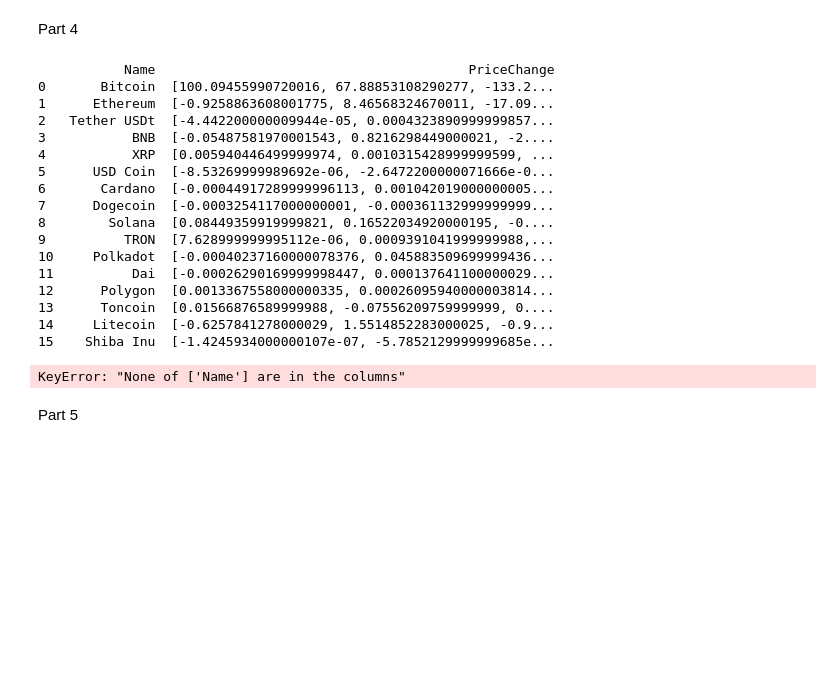
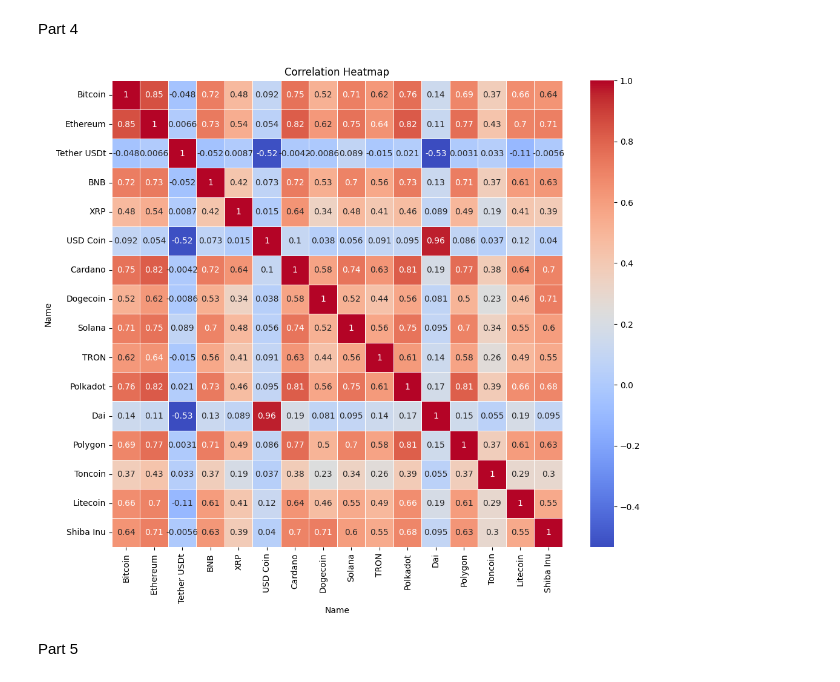
Before and after one commit to sixth-group/coin_market_cap_database, a Jupyter notebook: The_first_project_phase_1.ipynb, the cells around one changed output. Saved outputs shown, nothing was run; the diff lists cells and outputs as text; code cells hidden in the pictures; blank space fills up the shorter version.

```diff
--- a/The_first_project_phase_1.ipynb
+++ b/The_first_project_phase_1.ipynb
@@ -285,77 +285,50 @@ plt.show()  # Uncomment to display the plot
 # %% [markdown]
 Part 4
 # %%
-# Convert the timestamp string to a datetime object
-#timeOpen = datetime.strptime("2023-08-25 00:00:00", "%Y-%m-%d %H:%M:%S")
-
 # Query the currencies and their historical data
 currencies = Session.query(Currency.id, Currency.Name).limit(16)
 currencies_with_data = []
 
 for currency in currencies:
     close_values = [
         currency_history.close
         for currency_history in Session.query(CurrenciesHistory.close)
         .filter(CurrenciesHistory.currency_id == currency.id)
-        #.filter(CurrenciesHistory.timeOpen == timeOpen)
     ]
     open_values = [
         currency_history.open
         for currency_history in Session.query(CurrenciesHistory.open)
         .filter(CurrenciesHistory.currency_id == currency.id)
-       #.filter(CurrenciesHistory.timeOpen == timeOpen)
     ]
 
     # Calculate 'PriceChange' by subtracting 'open' from 'close'
     price_change = [close - open for close, open in zip(close_values, open_values)]
 
     currency_data = {
         'Name': currency.Name,
         'PriceChange': price_change,  # Add the 'PriceChange' column
     }
     currencies_with_data.append(currency_data)
 
 # Create a DataFrame
 df = pd.DataFrame(currencies_with_data)
 
-# Explode the "PriceChange" list into separate rows
-#df = df.explode('PriceChange', ignore_index=True)
+# Create an empty correlation matrix
+correlation_matrix = pd.DataFrame(index=df['Name'], columns=df['Name'])
 
-crypto_names = df['Name'].unique()
+# Compute the correlation between PriceChange lists and fill the matrix
+for i, row1 in enumerate(df['PriceChange']):
+    for j, row2 in enumerate(df['PriceChange']):
+        corr = pd.Series(row1).corr(pd.Series(row2))
+        correlation_matrix.iloc[i, j] = corr
 
-# Print the new DataFrame
-print(df)
+# Create a heatmap
+plt.figure(figsize=(12, 10))
+sns.heatmap(correlation_matrix.astype(float), annot=True, cmap='coolwarm', linewidths=0.5)
+plt.title('Correlation Heatmap')
+plt.show()
 # %% [output]
-           Name                                        PriceChange
-0       Bitcoin  [100.09455990720016, 67.88853108290277, -133.2...
-1      Ethereum  [-0.9258863608001775, 8.46568324670011, -17.09...
-2   Tether USDt  [-4.442200000009944e-05, 0.0004323890999999857...
-3           BNB  [-0.05487581970001543, 0.8216298449000021, -2....
-4           XRP  [0.005940446499999974, 0.0010315428999999599, ...
-5      USD Coin  [-8.53269999989692e-06, -2.6472200000071666e-0...
-6       Cardano  [-0.00044917289999996113, 0.001042019000000005...
-7      Dogecoin  [-0.0003254117000000001, -0.000361132999999999...
-8        Solana  [0.08449359919999821, 0.16522034920000195, -0....
-9          TRON  [7.628999999995112e-06, 0.0009391041999999988,...
-10     Polkadot  [-0.00040237160000078376, 0.045883509699999436...
-11          Dai  [-0.00026290169999998447, 0.000137641100000029...
-12      Polygon  [0.0013367558000000335, 0.00026095940000003814...
-13      Toncoin  [0.01566876589999988, -0.07556209759999999, 0....
-14     Litecoin  [-0.6257841278000029, 1.5514852283000025, -0.9...
-15    Shiba Inu  [-1.4245934000000107e-07, -5.7852129999999685e...
+[figure, added]
-# %%
-
-# Create a correlation matrix manually
-correlation_matrix = df.set_index('Name').corr()
-correlation_matrix
-
-# Create a heatmap of the correlation matrix
-plt.figure(figsize=(10, 8))
-sns.heatmap(correlation_matrix, annot=True, cmap="coolwarm", linewidths=0.5)
-plt.title("Correlation Matrix for Mean Price Changes of Top 16 Cryptocurrencies")
-plt.show()
-# %% [output]
-KeyError: "None of ['Name'] are in the columns"
 # %% [markdown]
 Part 5
 # %%
```
